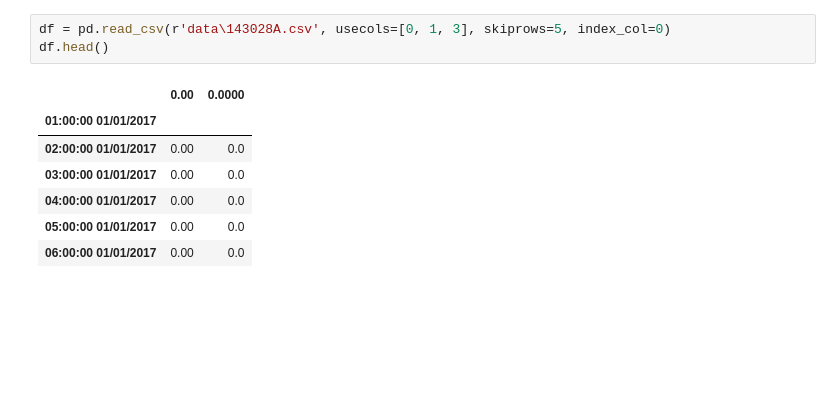
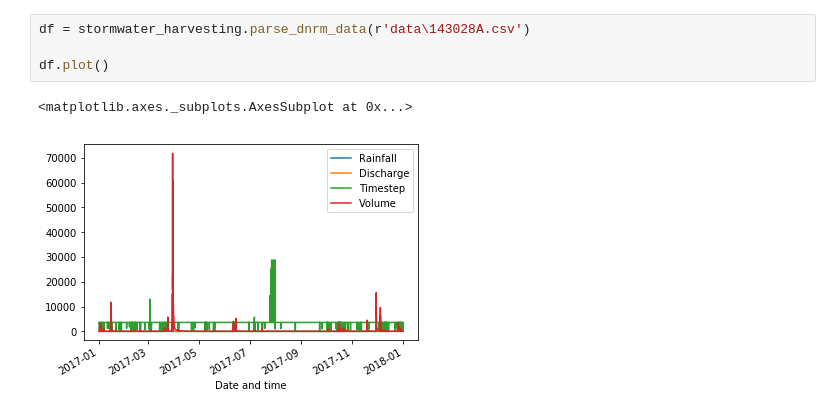
Before and after one commit to danielcopelin/stormwater-harvesting, a Jupyter notebook: notebooks/stormwater_harvesting.ipynb, the cells around one changed output. Cells and saved outputs as stored; diff of their text form; blank space fills up the shorter version.

Commit message:
Added basic stormwater harvesting functionality

```diff
--- a/notebooks/stormwater_harvesting.ipynb
+++ b/notebooks/stormwater_harvesting.ipynb
@@ -3,11 +11,7 @@ import pandas as pd
 # %%
-df = pd.read_csv(r'data\143028A.csv', usecols=[0, 1, 3], skiprows=5, index_col=0)
-df.head()
+df = stormwater_harvesting.parse_dnrm_data(r'data\143028A.csv')
+
+df.plot()
 # %% [output]
-|  | 0.00 | 0.0000 |
-| 01:00:00 01/01/2017 |  |  |
-| 02:00:00 01/01/2017 | 0.00 | 0.0 |
-| 03:00:00 01/01/2017 | 0.00 | 0.0 |
-| 04:00:00 01/01/2017 | 0.00 | 0.0 |
-| 05:00:00 01/01/2017 | 0.00 | 0.0 |
-| 06:00:00 01/01/2017 | 0.00 | 0.0 |
+<matplotlib.axes._subplots.AxesSubplot at 0x...>
+[figure, added]
```
Also changed, not shown: parts of 4 cells of this notebook, 7 other files.
